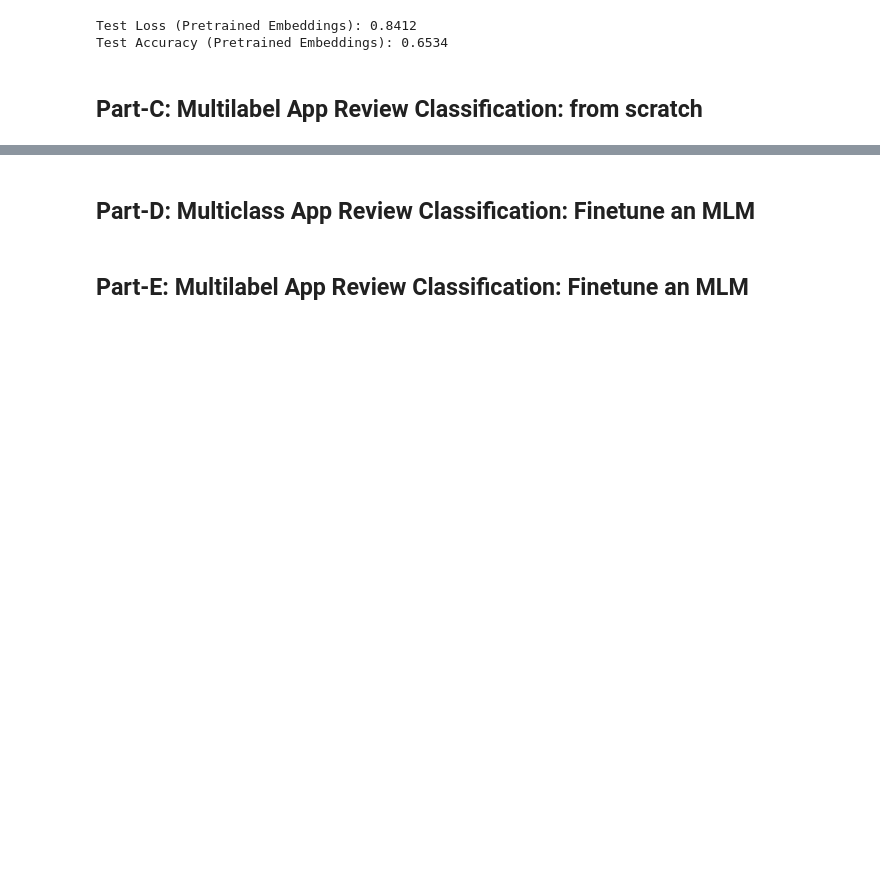
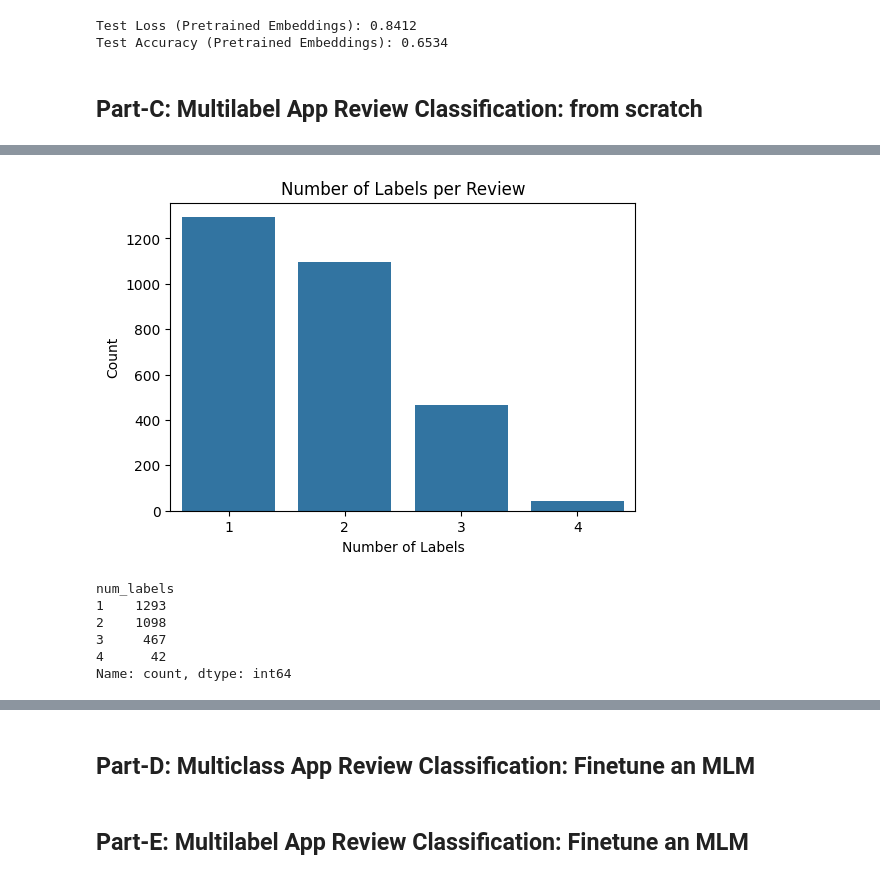
Before and after one commit to Hayder-Aleissa/NLP-Project, a Jupyter notebook: NLP_project.ipynb, the cells around one changed output, grey strips where cells are left out. Saved outputs shown, nothing was run; the diff lists cells and outputs as text; code cells hidden in the pictures; blank space fills up the shorter version.

```diff
--- a/NLP_project.ipynb
+++ b/NLP_project.ipynb
@@ -589,0 +620,19 @@ Test Accuracy (Pretrained Embeddings): 0.6534
+# %%
+df['num_labels'] = df[label_cols].sum(axis=1)
+
+plt.figure(figsize=(6, 4))
+sns.countplot(x=df['num_labels'])
+plt.title("Number of Labels per Review")
+plt.xlabel("Number of Labels")
+plt.ylabel("Count")
+plt.show()
+
+print(df['num_labels'].value_counts().sort_index())
+# %% [output]
+[figure, added]
+num_labels
+1    1293
+2    1098
+3     467
+4      42
+Name: count, dtype: int64
```
Also changed, not shown: parts of 23 cells of this notebook, 2 other files.
